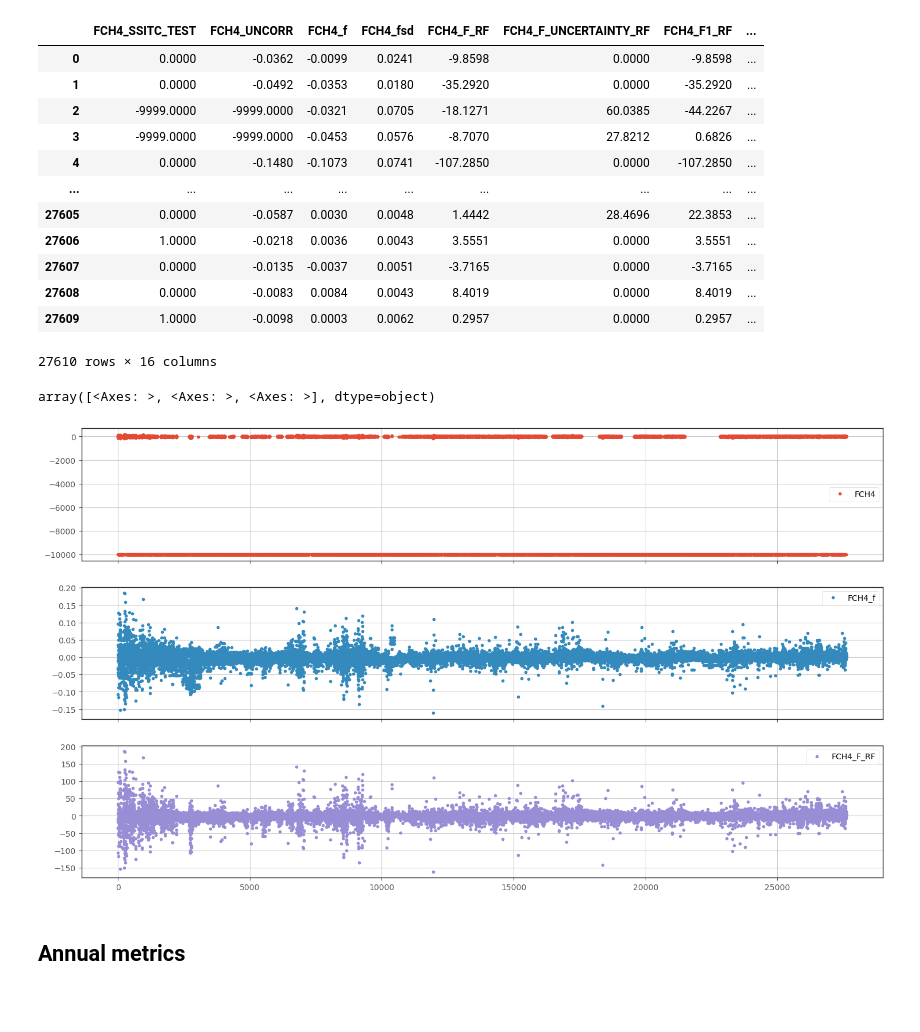
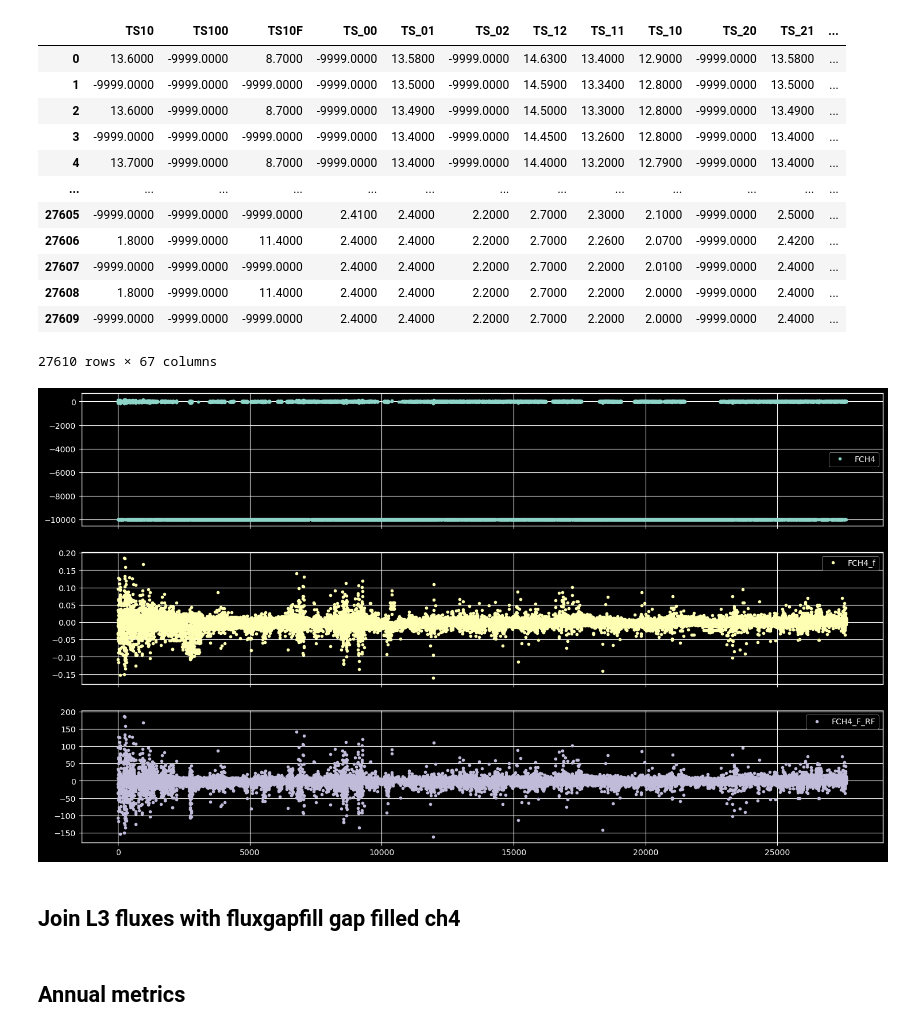
Before and after one commit to ottobriner/atmos-flux-data, a Jupyter notebook: atmos-output.ipynb, the cells around one changed output. Drawn from its saved outputs; the diff is of its cells as text; code cells hidden in the pictures; blank space fills up the shorter version.

Commit message:
ameriflux qa/qc formatting

```diff
--- a/atmos-output.ipynb
+++ b/atmos-output.ipynb
@@ -4,20 +4,19 @@ import numpy as np
 import os
 from datetime import datetime
 from matplotlib import pyplot as plt
+from utils import read_l3, save_ameriflux
 # import mpl_axes_aligner
-
 # import seaborn as sns
 # import zipfile
 # from cycler import cycler
+# default_cycler = (plt.rcParams['axes.prop_cycle'][:4] + cycler(linestyle=['-', '--', ':', '-.']))
 
-pd.options.display.float_format = '{:.4f}'.format
+pd.set_option(
+    'display.float_format', '{:.4f}'.format,
+    'display.max_columns', None,
+)
+np.set_printoptions(suppress=True)
 
-
-# global plotting settings
-plt.style.use(['ggplot'])
-
-# default_cycler = (plt.rcParams['axes.prop_cycle'][:4]  +
-#                   cycler(linestyle=['-', '--', ':', '-.']))
 
 plt.rcParams.update({'axes.grid' : True,
                      'axes.facecolor' : 'white',
@@ -29,7 +28,10 @@ plt.rcParams.update({'axes.grid' : True,
                      'grid.color' : '.8',
                      # 'axes.prop_cycle' : default_cycler,
                      'figure.figsize' : (10*1.8, 5.65*1.8),
-                     'mathtext.default' : 'regular'
+                     'mathtext.default' : 'regular',
+                     'legend.markerscale' : 4
                     })
+# global plotting settings
+plt.style.use('dark_background')
 
 # plt.rc('axes', prop_cycle=default_cycler)
@@ -182,0 +40,5 @@ fluxnet
+# %%
+# filepath = os.path.join(os.getcwd(), 'output', 'csv', f'ATMOS_L3_{datetime.now().strftime("%Y-%m-%d")}_ch4gapfilled.csv')
+filepath = r"C:\Users\ottob\data\atmos-flux-data\processed\ATMOS_L3_2024-08-12_ch4gapfilled.csv" # Windows
+ameriflux = save_ameriflux(filepath, save_file=True)
+# ameriflux
@@ -183,21 +74,23 @@ fluxnet
 # %%
-fluxnet[fluxnet.columns[fluxnet.columns.str.contains('FCH4_')]]
+ameriflux[ameriflux.columns[ameriflux.columns.str.contains('TS')]]
 # %% [output]
-|  | FCH4_SSITC_TEST | FCH4_UNCORR | FCH4_f | FCH4_fsd | FCH4_F_RF | FCH4_F_UNCERTAINTY_RF | FCH4_F1_RF | ... |
-| 0 | 0.0000 | -0.0362 | -0.0099 | 0.0241 | -9.8598 | 0.0000 | -9.8598 | ... |
-| 1 | 0.0000 | -0.0492 | -0.0353 | 0.0180 | -35.2920 | 0.0000 | -35.2920 | ... |
-| 2 | -9999.0000 | -9999.0000 | -0.0321 | 0.0705 | -18.1271 | 60.0385 | -44.2267 | ... |
-| 3 | -9999.0000 | -9999.0000 | -0.0453 | 0.0576 | -8.7070 | 27.8212 | 0.6826 | ... |
-| 4 | 0.0000 | -0.1480 | -0.1073 | 0.0741 | -107.2850 | 0.0000 | -107.2850 | ... |
-| ... | ... | ... | ... | ... | ... | ... | ... | ... |
-| 27605 | 0.0000 | -0.0587 | 0.0030 | 0.0048 | 1.4442 | 28.4696 | 22.3853 | ... |
-| 27606 | 1.0000 | -0.0218 | 0.0036 | 0.0043 | 3.5551 | 0.0000 | 3.5551 | ... |
-| 27607 | 0.0000 | -0.0135 | -0.0037 | 0.0051 | -3.7165 | 0.0000 | -3.7165 | ... |
-| 27608 | 0.0000 | -0.0083 | 0.0084 | 0.0043 | 8.4019 | 0.0000 | 8.4019 | ... |
-| 27609 | 1.0000 | -0.0098 | 0.0003 | 0.0062 | 0.2957 | 0.0000 | 0.2957 | ... |
+|  | TS10 | TS100 | TS10F | TS_00 | TS_01 | TS_02 | TS_12 | TS_11 | TS_10 | TS_20 | TS_21 | ... |
+| 0 | 13.6000 | -9999.0000 | 8.7000 | -9999.0000 | 13.5800 | -9999.0000 | 14.6300 | 13.4000 | 12.9000 | -9999.0000 | 13.5800 | ... |
+| 1 | -9999.0000 | -9999.0000 | -9999.0000 | -9999.0000 | 13.5000 | -9999.0000 | 14.5900 | 13.3400 | 12.8000 | -9999.0000 | 13.5000 | ... |
+| 2 | 13.6000 | -9999.0000 | 8.7000 | -9999.0000 | 13.4900 | -9999.0000 | 14.5000 | 13.3000 | 12.8000 | -9999.0000 | 13.4900 | ... |
+| 3 | -9999.0000 | -9999.0000 | -9999.0000 | -9999.0000 | 13.4000 | -9999.0000 | 14.4500 | 13.2600 | 12.8000 | -9999.0000 | 13.4000 | ... |
+| 4 | 13.7000 | -9999.0000 | 8.7000 | -9999.0000 | 13.4000 | -9999.0000 | 14.4000 | 13.2000 | 12.7900 | -9999.0000 | 13.4000 | ... |
+| ... | ... | ... | ... | ... | ... | ... | ... | ... | ... | ... | ... | ... |
+| 27605 | -9999.0000 | -9999.0000 | -9999.0000 | 2.4100 | 2.4000 | 2.2000 | 2.7000 | 2.3000 | 2.1000 | -9999.0000 | 2.5000 | ... |
+| 27606 | 1.8000 | -9999.0000 | 11.4000 | 2.4000 | 2.4000 | 2.2000 | 2.7000 | 2.2600 | 2.0700 | -9999.0000 | 2.4200 | ... |
+| 27607 | -9999.0000 | -9999.0000 | -9999.0000 | 2.4000 | 2.4000 | 2.2000 | 2.7000 | 2.2000 | 2.0100 | -9999.0000 | 2.4000 | ... |
+| 27608 | 1.8000 | -9999.0000 | 11.4000 | 2.4000 | 2.4000 | 2.2000 | 2.7000 | 2.2000 | 2.0000 | -9999.0000 | 2.4000 | ... |
+| 27609 | -9999.0000 | -9999.0000 | -9999.0000 | 2.4000 | 2.4000 | 2.2000 | 2.7000 | 2.2000 | 2.0000 | -9999.0000 | 2.4000 | ... |
-27610 rows × 16 columns
+27610 rows × 67 columns
 # %%
-# fluxnet[['FCH4', 'FCH4_f', 'FCH4_F_RF']].plot(subplots=True)
+ameriflux[['FCH4', 'FCH4_f', 'FCH4_F_RF']].plot(subplots=True)
+plt.show()
 # %% [output]
-array([<Axes: >, <Axes: >, <Axes: >], dtype=object)
-[figure, old version]
+[figure, new version]
+# %% [markdown]
+## Join L3 fluxes with fluxgapfill gap filled ch4
```
Also changed, not shown: parts of 11 cells of this notebook, 1 other file.
